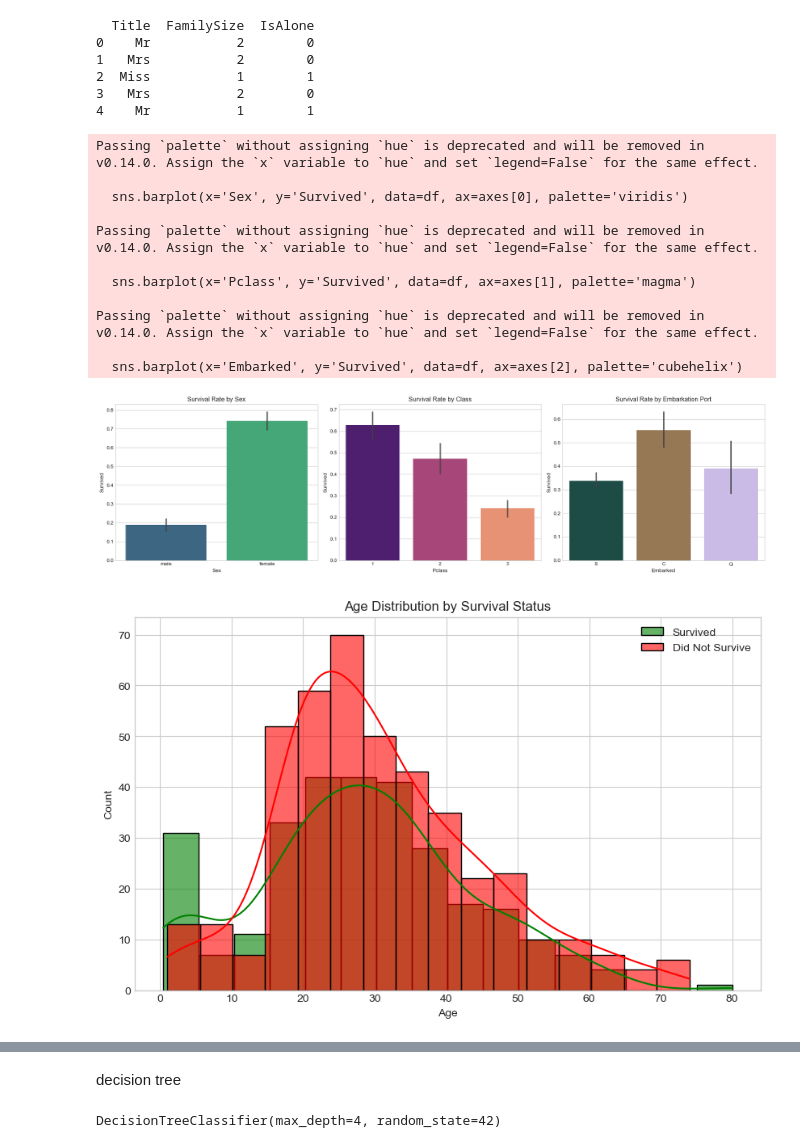
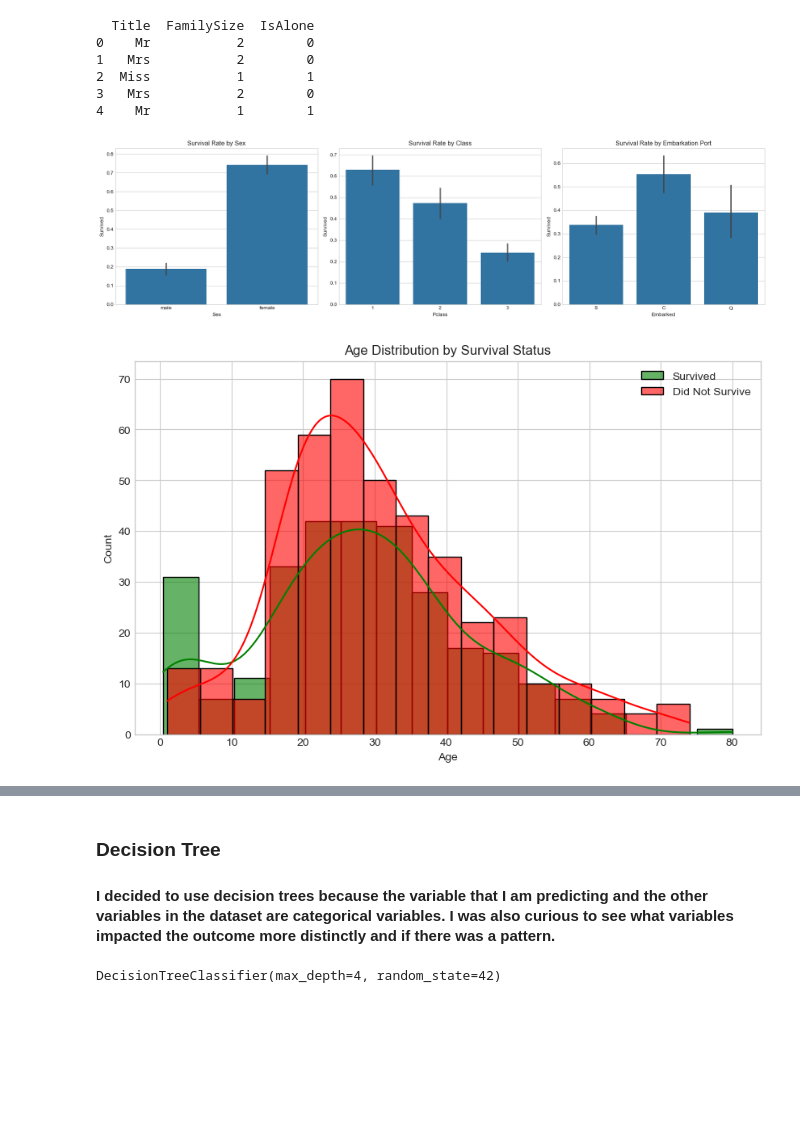
Before and after one commit to rchivate/DTSC_2301_2302, a Jupyter notebook: Project 2 - Titanic/project-2.ipynb, the cells around one changed output, grey strips where cells are left out. Drawn from its saved outputs; the diff is of its cells as text; code cells hidden in the pictures; blank space fills up the shorter version.

```diff
--- a/Project 2 - Titanic/project-2.ipynb
+++ b/Project 2 - Titanic/project-2.ipynb
@@ -185,50 +183,39 @@ def evaluate_model(model, X_train, X_test, y_train, y_test, model_name="Model"):
 # 1. Survival Distribution by Key Categories
 fig, axes = plt.subplots(1, 3, figsize=(18, 5))
 
-sns.barplot(x='Sex', y='Survived', data=df, ax=axes[0], palette='viridis')
+sns.barplot(x='Sex', y='Survived', data=df, ax=axes[0])
 axes[0].set_title('Survival Rate by Sex')
 
-sns.barplot(x='Pclass', y='Survived', data=df, ax=axes[1], palette='magma')
+sns.barplot(x='Pclass', y='Survived', data=df, ax=axes[1])
 axes[1].set_title('Survival Rate by Class')
 
-sns.barplot(x='Embarked', y='Survived', data=df, ax=axes[2], palette='cubehelix')
+sns.barplot(x='Embarked', y='Survived', data=df, ax=axes[2])
 axes[2].set_title('Survival Rate by Embarkation Port')
 
 plt.tight_layout()
 plt.show()
 
 # 2. Age Distribution: Survived vs Not Survived
 plt.figure(figsize=(10, 6))
 sns.histplot(df[df['Survived'] == 1]['Age'], kde=True, color='green', label='Survived', alpha=0.6)
 sns.histplot(df[df['Survived'] == 0]['Age'], kde=True, color='red', label='Did Not Survive', alpha=0.6)
 plt.title('Age Distribution by Survival Status')
 plt.legend()
 plt.show()
 
 # 3. Correlation Heatmap (Numerical Features)
 plt.figure(figsize=(10, 8))
 # Select only numeric columns for correlation
 numeric_df = df.select_dtypes(include=['float64', 'int64'])
 sns.heatmap(numeric_df.corr(), annot=True, cmap='coolwarm', fmt='.2f')
 plt.title('Correlation Heatmap of Numerical Features')
 plt.show()
 
 # 4. Pairplot to see multi-variable relationships
 sns.pairplot(df[['Survived', 'Pclass', 'Age', 'Fare']], hue='Survived', palette='seismic')
 plt.show()
 # %% [output]
-Passing `palette` without assigning `hue` is deprecated and will be removed in v0.14.0. Assign the `x` variable to `hue` and set `legend=False` for the same effect.
-
-  sns.barplot(x='Sex', y='Survived', data=df, ax=axes[0], palette='viridis')
-
-Passing `palette` without assigning `hue` is deprecated and will be removed in v0.14.0. Assign the `x` variable to `hue` and set `legend=False` for the same effect.
-
-  sns.barplot(x='Pclass', y='Survived', data=df, ax=axes[1], palette='magma')
-
-Passing `palette` without assigning `hue` is deprecated and will be removed in v0.14.0. Assign the `x` variable to `hue` and set `legend=False` for the same effect.
-
-  sns.barplot(x='Embarked', y='Survived', data=df, ax=axes[2], palette='cubehelix')
-[figure, old version]
+[figure, new version]
 [figure]
 [figure]
 [figure]
@@ -249,7 +236,8 @@ X_train, X_test = X_train.align(X_test, join='left', axis=1, fill_value=0)
 X_train = X_train.fillna(X_train.median())
 X_test  = X_test.fillna(X_train.median())
 # %% [markdown]
-decision tree
+### **Decision Tree**
+#### I decided to use decision trees because the variable that I am predicting and the other variables in the dataset are categorical variables. I was also curious to see what variables impacted the outcome more distinctly and if there was a pattern.
 # %%
 # Define and fit model
 dt_model = tree.DecisionTreeClassifier(max_depth=4, random_state=42)
```
Also changed, not shown: parts of 5 cells of this notebook.
